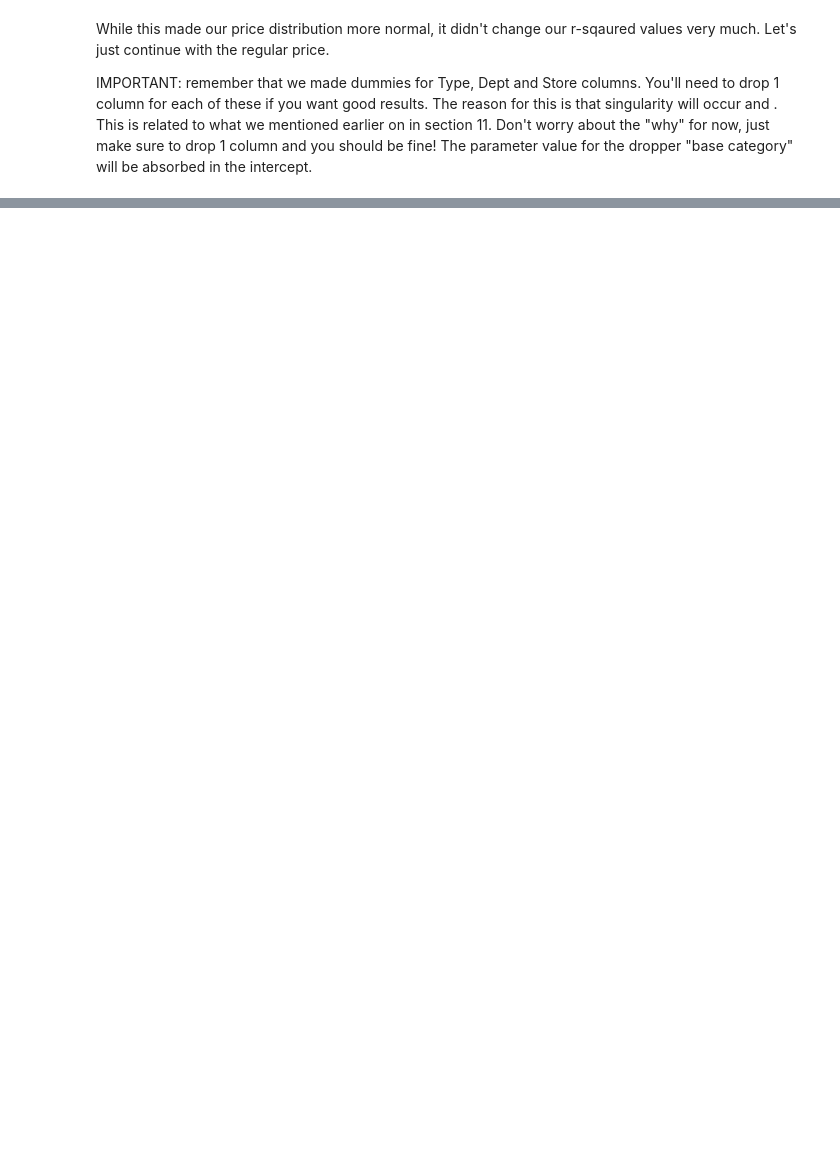
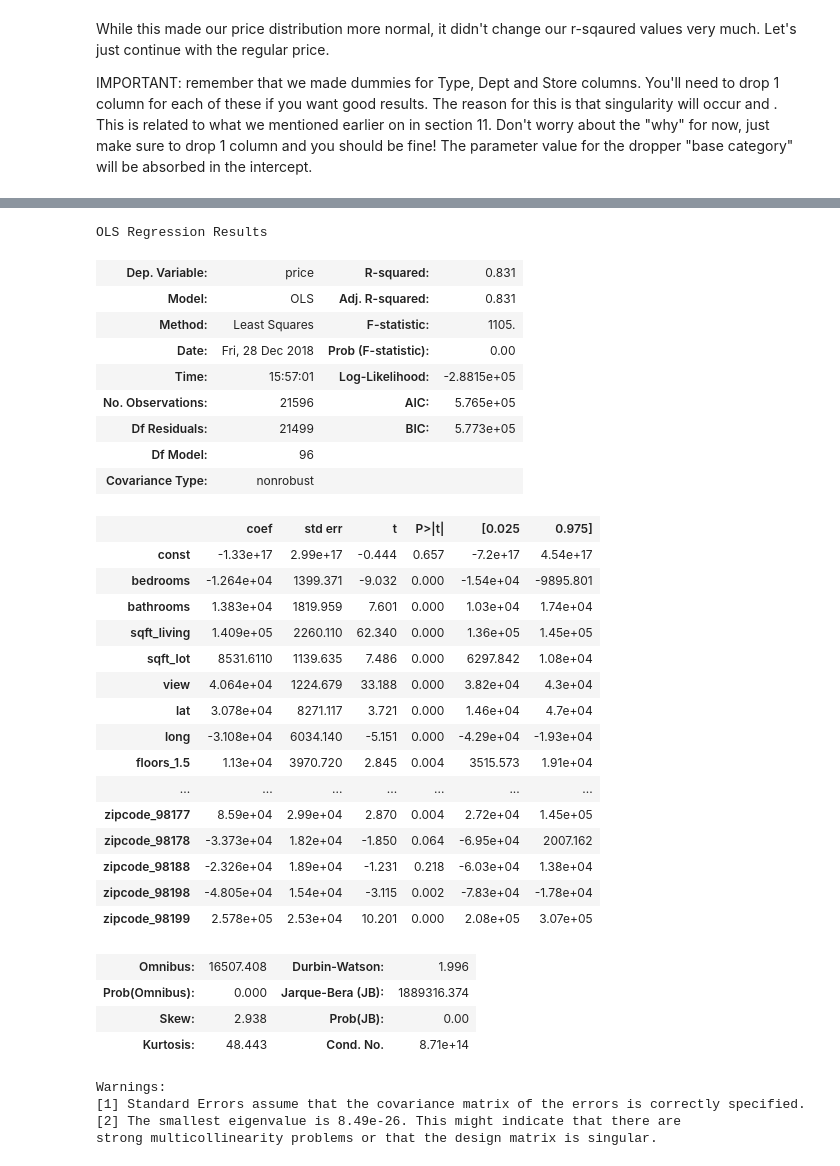
Before and after one commit to miyamuse/dsc-1-final-project-online-ds-sp-000, a Jupyter notebook: student.ipynb, the cells around one changed output, grey strips where cells are left out. Drawn from its saved outputs; the diff is of its cells as text; code cells hidden in the pictures; blank space fills up the shorter version.

```diff
--- a/student.ipynb
+++ b/student.ipynb
@@ -1029,0 +956,4 @@ SyntaxError: invalid syntax (<unknown>, line 1)
+# %%
+#df_final = df.drop(["floors_1.0","condition_1","grade_10", "zipcode_98002", "log_price", "date", "yr_built"], axis=1)
+df_final = df_final.drop(["date", "yr_built"], axis = 1)
+df_final.describe()
@@ -1029,0 +970,6 @@ SyntaxError: invalid syntax (<unknown>, line 1)
+# %%
+#feature ranking
+
+y = df_final[["price"]]
+X = df_final.drop(["price"], axis=1)
+X.head()
@@ -1029,0 +984,39 @@ SyntaxError: invalid syntax (<unknown>, line 1)
+# %%
+predictors_int = sm.add_constant(X)
+model = sm.OLS(y, predictors_int.astype(float)).fit()
+model.summary()
+# %% [output]
+OLS Regression Results
+| Dep. Variable: | price | R-squared: | 0.831 |
+| Model: | OLS | Adj. R-squared: | 0.831 |
+| Method: | Least Squares | F-statistic: | 1105. |
+| Date: | Fri, 28 Dec 2018 | Prob (F-statistic): | 0.00 |
+| Time: | 15:57:01 | Log-Likelihood: | -2.8815e+05 |
+| No. Observations: | 21596 | AIC: | 5.765e+05 |
+| Df Residuals: | 21499 | BIC: | 5.773e+05 |
+| Df Model: | 96 |  |  |
+| Covariance Type: | nonrobust |  |  |
+|  | coef | std err | t | P>|t| | [0.025 | 0.975] |
+| const | -1.33e+17 | 2.99e+17 | -0.444 | 0.657 | -7.2e+17 | 4.54e+17 |
+| bedrooms | -1.264e+04 | 1399.371 | -9.032 | 0.000 | -1.54e+04 | -9895.801 |
+| bathrooms | 1.383e+04 | 1819.959 | 7.601 | 0.000 | 1.03e+04 | 1.74e+04 |
+| sqft_living | 1.409e+05 | 2260.110 | 62.340 | 0.000 | 1.36e+05 | 1.45e+05 |
+| sqft_lot | 8531.6110 | 1139.635 | 7.486 | 0.000 | 6297.842 | 1.08e+04 |
+| view | 4.064e+04 | 1224.679 | 33.188 | 0.000 | 3.82e+04 | 4.3e+04 |
+| lat | 3.078e+04 | 8271.117 | 3.721 | 0.000 | 1.46e+04 | 4.7e+04 |
+| long | -3.108e+04 | 6034.140 | -5.151 | 0.000 | -4.29e+04 | -1.93e+04 |
+| floors_1.5 | 1.13e+04 | 3970.720 | 2.845 | 0.004 | 3515.573 | 1.91e+04 |
+| ... | ... | ... | ... | ... | ... | ... |
+| zipcode_98177 | 8.59e+04 | 2.99e+04 | 2.870 | 0.004 | 2.72e+04 | 1.45e+05 |
+| zipcode_98178 | -3.373e+04 | 1.82e+04 | -1.850 | 0.064 | -6.95e+04 | 2007.162 |
+| zipcode_98188 | -2.326e+04 | 1.89e+04 | -1.231 | 0.218 | -6.03e+04 | 1.38e+04 |
+| zipcode_98198 | -4.805e+04 | 1.54e+04 | -3.115 | 0.002 | -7.83e+04 | -1.78e+04 |
+| zipcode_98199 | 2.578e+05 | 2.53e+04 | 10.201 | 0.000 | 2.08e+05 | 3.07e+05 |
+| Omnibus: | 16507.408 | Durbin-Watson: | 1.996 |
+| Prob(Omnibus): | 0.000 | Jarque-Bera (JB): | 1889316.374 |
+| Skew: | 2.938 | Prob(JB): | 0.00 |
+| Kurtosis: | 48.443 | Cond. No. | 8.71e+14 |
+Warnings:
+[1] Standard Errors assume that the covariance matrix of the errors is correctly specified.
+[2] The smallest eigenvalue is 8.49e-26. This might indicate that there are
+strong multicollinearity problems or that the design matrix is singular.
```
Also changed, not shown: parts of 48 cells of this notebook.
